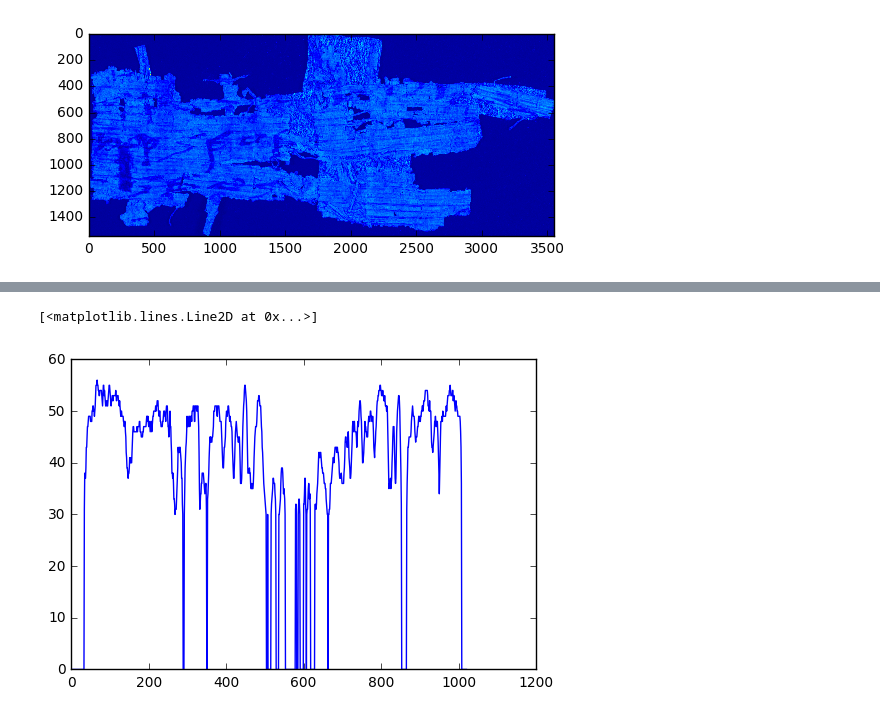
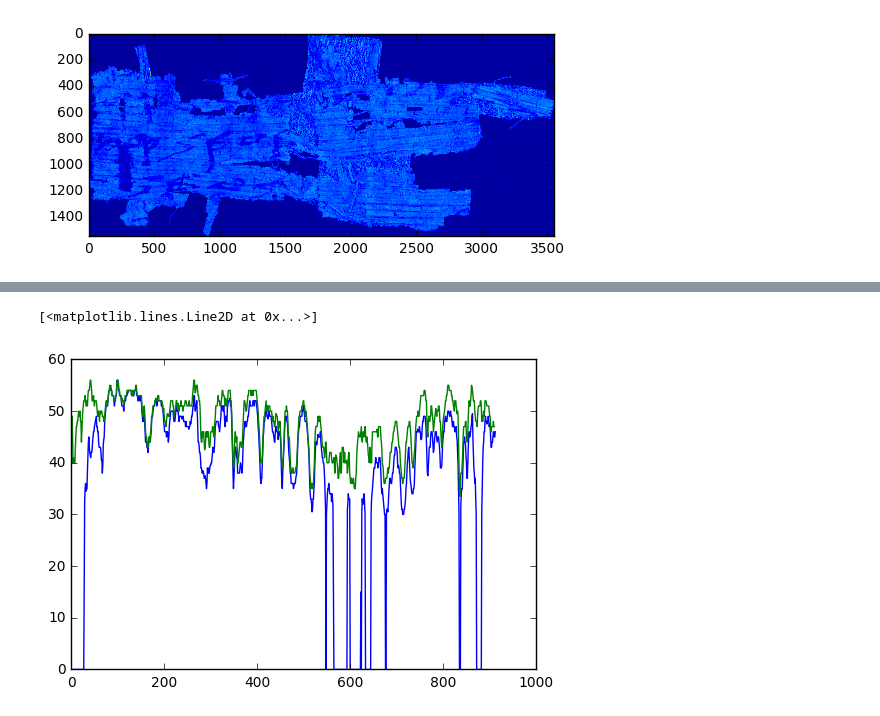
Before and after one commit to roy651/thesis, a Jupyter notebook: index.ipynb, the cells around one changed output, grey strips where cells are left out. Saved outputs shown, nothing was run; the diff lists cells and outputs as text; code cells hidden in the pictures.

Commit message:
add alignment of the image and ridge filter

```diff
--- a/index.ipynb
+++ b/index.ipynb
@@ -64,3 +65,35 @@ def combine_3_images_to_RGB(red, green, blue):
             new_image[x,y,1] = green[x,y]
             new_image[x,y,2] = blue[x,y]
     return new_image
+
+def slice_image_left_edge(original, width=200, rotate=0):
+    rot = ndimage.rotate(original, rotate)
+    # Slice the left slice of the so-called "blue" image
+    left_edge_orig = crop(rot, 1, 1400, 1, width)
+    left_edge_orig = crop_thresholded(left_edge_orig)
+
+    # Copy to a new array so we don't thrash the origin
+    left_edge = np.empty_like (left_edge_orig)
+    np.copyto(left_edge, left_edge_orig)
+
+    # Zero down low level "noise" values
+    low_values_indices = left_edge < 30  # Where values are low
+    left_edge[low_values_indices] = 0  # All low values set to 0
+    return left_edge
+
+def get_best_angle_rotation(original, crop=True, width=200):
+    min_var = 99999999999
+    best_angle = -10
+    for x in range(-5,5):
+        if crop:
+            rot_edge = slice_image_left_edge(original, width, x)
+        else:
+            rot_edge = ndimage.rotate(original, x)
+        left_var = np.var(rot_edge, axis=1)
+        # left_var = np.apply_along_axis(lambda v: np.var(v[np.nonzero(v)]), 1, rot_edge)
+        var_sum = np.sum(left_var)
+        if (var_sum < min_var):
+            min_var = var_sum
+            best_angle = x
+    print ("best_angle="+str(best_angle))
+    return best_angle
@@ -103,0 +124,4 @@ plt.imshow(left_edge)
+# %%
+best_rotation = get_best_angle_rotation(blue, True, 200)
+left_edge_rotated = slice_image_left_edge(blue, 200, best_rotation)
+plt.imshow(left_edge_rotated)
@@ -104,9 +132,14 @@ plt.imshow(left_edge)
 # %%
 # Get the median for each row
-left_med = np.median(left_edge, axis=1)
+left_med = np.median(left_edge_rotated, axis=1)
+
+# Get the median while ignoring zeros
+left_edge_rotated = crop_thresholded(left_edge_rotated)
+adjusted_left_median = np.apply_along_axis(lambda v: np.median(v[np.nonzero(v)]), 1, left_edge_rotated)
 
 # Draw the median graph - reflecting a kind of a ridges fingerprint
 plt.plot(left_med)
+plt.plot(adjusted_left_median)
 # %% [output]
 [<matplotlib.lines.Line2D at 0x...>]
-[figure, old version]
+[figure, new version]
```
Also changed, not shown: parts of 9 cells of this notebook.
